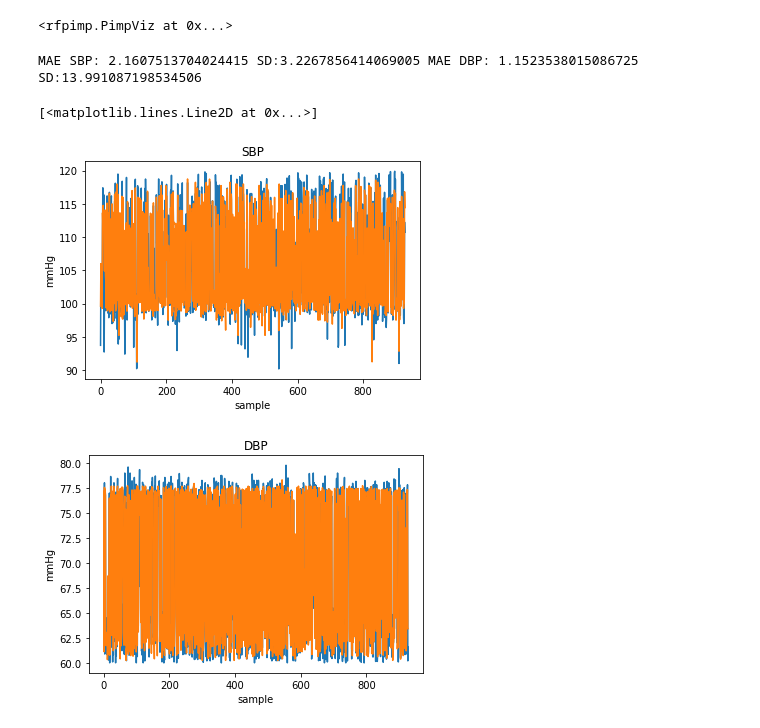
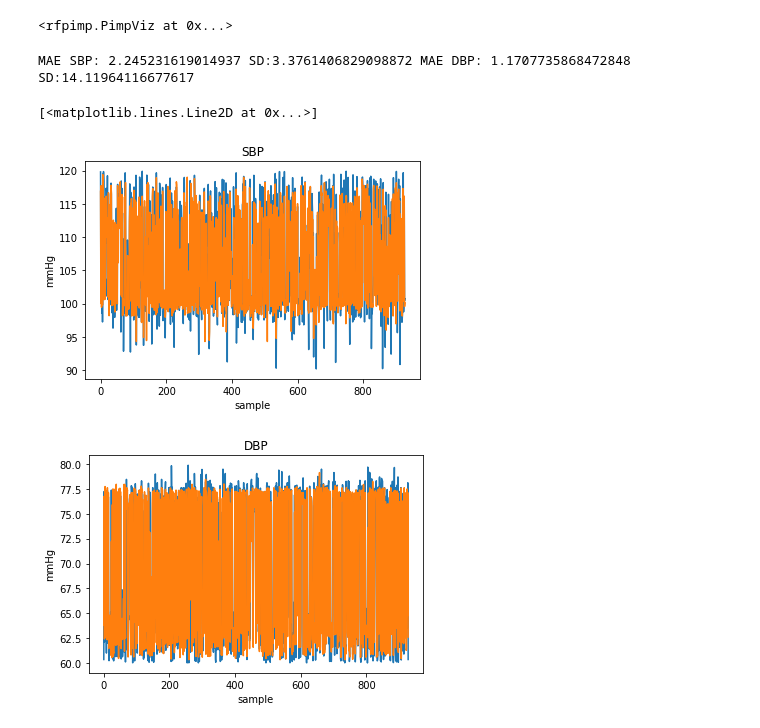
Before and after one commit to 109368018yumin/project, a Jupyter notebook: Remove_RF_LR.ipynb, the cells around one changed output. Saved outputs shown, nothing was run; the diff lists cells and outputs as text; code cells hidden in the pictures.

```diff
--- a/Remove_RF_LR.ipynb
+++ b/Remove_RF_LR.ipynb
@@ -104,39 +103,39 @@ from sklearn.ensemble import RandomForestRegressor
 from sklearn.metrics import mean_absolute_error
 import numpy as np
 import matplotlib.pyplot as plt
-regressor = RandomForestRegressor(n_estimators = 100)
+regressor = RandomForestRegressor(n_estimators = 10)
 regressor.fit(x_train, y_train)
 prediction = regressor.predict(x_test)
 
 error_sbp = mean_absolute_error(prediction[:,0],y_test["SBP"].values)
 error_dbp = mean_absolute_error(prediction[:,1],y_test["DBP"].values)
 
 error_sbp_std = np.std(prediction[:,0] - y_test["SBP"].values)
 error_dbp_std = np.std(prediction[:,1] - y_test["SBP"].values)
 
 print(f"MAE SBP: {error_sbp} SD:{error_sbp_std} MAE DBP: {error_dbp} SD:{error_dbp_std}")
 
 s = np.vstack(y_test["SBP"])
 d = np.vstack(y_test["DBP"])
 
 plt.figure(1)
 plt.title("SBP")
 plt.xlabel("sample")
 plt.ylabel("mmHg")
 plt.plot(s)
 plt.plot(prediction[:,0])
 
 plt.figure(2)
 plt.title("DBP")
 plt.xlabel("sample")
 plt.ylabel("mmHg")
 plt.plot(d)
 plt.plot(prediction[:,1])
 # %% [output]
-MAE SBP: 2.1607513704024415 SD:3.2267856414069005 MAE DBP: 1.1523538015086725 SD:13.991087198534506
+MAE SBP: 2.245231619014937 SD:3.3761406829098872 MAE DBP: 1.1707735868472848 SD:14.11964116677617
 [<matplotlib.lines.Line2D at 0x...>]
-[figure, old version]
+[figure, new version]
-[figure, old version]
+[figure, new version]
 # %%
 ##############Linear Regression
 from sklearn.linear_model import LinearRegression
```
Also changed, not shown: parts of 2 cells of this notebook.
